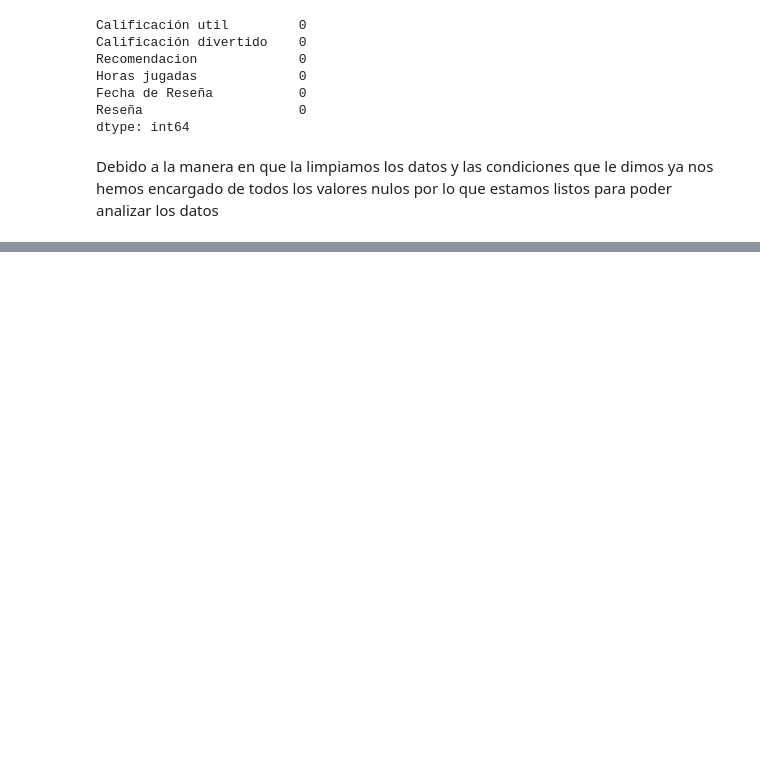
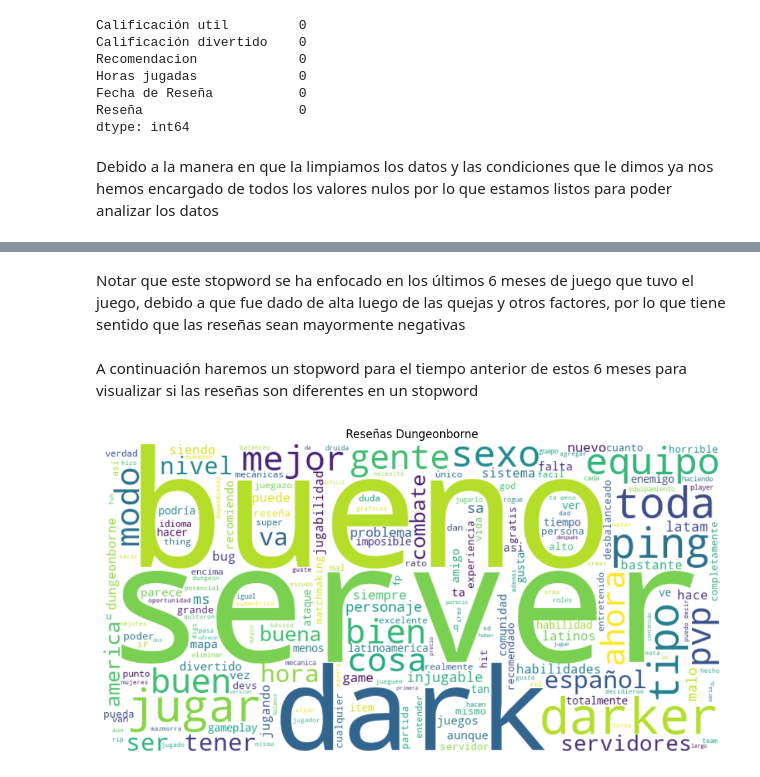
Before and after one commit to G6B0/Analisis-Rese-as-Steam, a Jupyter notebook: Ejercicio2.ipynb, the cells around one changed output, grey strips where cells are left out. Drawn from its saved outputs; the diff is of its cells as text; code cells hidden in the pictures; blank space fills up the shorter version.

```diff
--- a/Ejercicio2.ipynb
+++ b/Ejercicio2.ipynb
@@ -369,0 +373,55 @@ plt.show()
+# %% [markdown]
+Notar que este stopword se ha enfocado en los últimos 6 meses de juego que tuvo el juego, debido a que fue dado de alta luego de las quejas y otros factores, por lo que tiene sentido que las reseñas sean mayormente negativas
+# %% [markdown]
+A continuación haremos un stopword para el tiempo anterior de estos 6 meses para visualizar si las reseñas son diferentes en un stopword
+# %%
+#Ordenar el DataFrame por la columna 'Fecha de Reseña'
+df = df.sort_values(by= 'Fecha de Reseña')
+
+#Definir la fecha desde la cual se quieren filtrar las reseñas
+desde = pd.to_datetime("2024-10-01")
+
+#Filtrar las reseñas que sean posteriores o iguales a la fecha definida
+reseñas_desde = df[df["Fecha de Reseña"] <= desde]
+
+#Definir el conjunto de palabras vacías (stopwords) en español
+stop_words = set(stopwords.words('spanish'))
+
+#Agregar algunas palabras adicionales que queremos que sean ignoradas en el análisis
+stop_words.update(["juego", "jugadores", "si", "mas", "clase", "solo", "clases"])
+
+#Unir todas las reseñas en una sola cadena de texto
+texto = " ".join(reseñas_desde['Reseña'])
+
+#Preprocesamiento del texto:
+#Convertir todo el texto a minúsculas para uniformizar
+texto = texto.lower()
+
+# Eliminar todos los números del texto
+texto = re.sub(r'\d+', '', texto)
+
+# Eliminar los signos de puntuación y caracteres especiales (dejando solo letras y espacios)
+texto = re.sub(r'[^\w\s]', '', texto)
+
+#Filtrar las palabras, eliminando las stopwords
+palabras = [word for word in texto.split() if word not in stop_words]
+
+#Generar la nube de palabras (Wordcloud) usando las palabras filtradas
+wordcloud = WordCloud(width=800, height=400, background_color='white').generate(" ".join(palabras))
+
+#Mostrar la nube de palabras en una figura de tamaño 12x6
+plt.figure(figsize=(12, 6))
+
+#Mostrar la imagen de la nube de palabras con interpolación bilineal
+plt.imshow(wordcloud, interpolation='bilinear')
+
+#Eliminar los ejes de la gráfica
+plt.axis("off")
+
+#Título para la nube de palabras
+plt.title("Reseñas Dungeonborne")
+
+#Mostrar la nube de palabras en pantalla
+plt.show()
+# %% [output]
+[figure, added]
```
Also changed, not shown: parts of 6 cells of this notebook.
